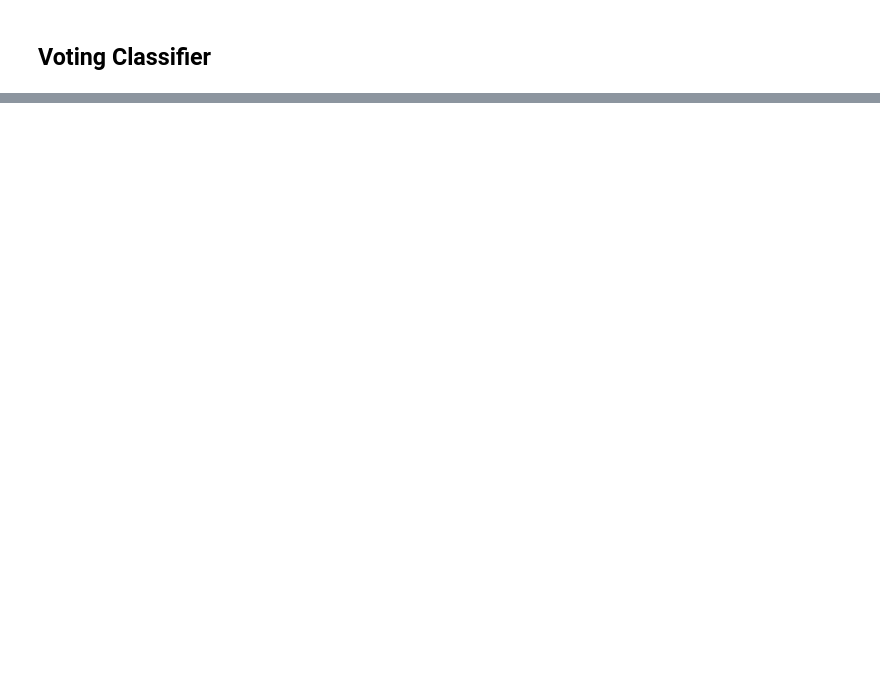
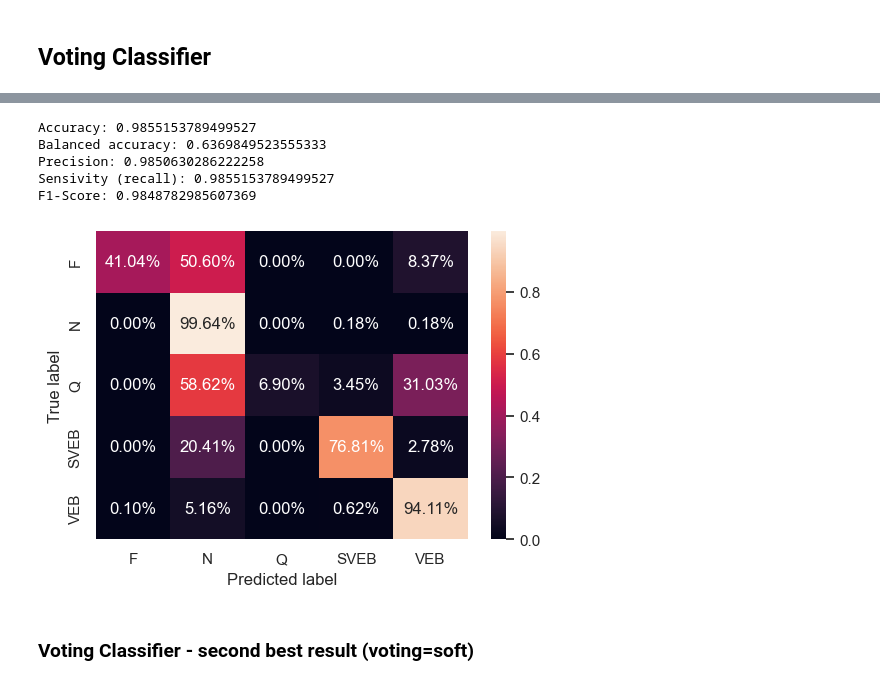
Before and after one commit to a-smaruj/ML_Project_Arrhythmia_Classification, a Jupyter notebook: main.ipynb, the cells around one changed output, grey strips where cells are left out. Cells and saved outputs as stored; diff of their text form; code cells hidden in the pictures; blank space fills up the shorter version.

Commit message:
Voting classifier

```diff
--- a/main.ipynb
+++ b/main.ipynb
@@ -764,2 +756,16 @@ confussion_matrix(y_data_test, y_pred)
 # %% [markdown]
 ## Voting Classifier
+# %%
+np.random.seed(42)
+
+voting = VotingClassifier(estimators=[
+        ('decision_tree', best_dt_model),
+        ('random_forest', best_rf_model),
+        ('knn', best)
+    ])
+param_grid = {
+    'voting': ['soft', 'hard'],
+    'weights': [[1,1,1], [4, 1, 1], [1, 4, 1], [1, 1, 4]]
+}
+voting_grid = GridSearchCV(voting, param_grid, cv=10, scoring='balanced_accuracy', return_train_score=False)
+voting_grid.fit(X_data_sample, y_data_sample)
@@ -765,0 +808,3 @@ confussion_matrix(y_data_test, y_pred)
+# %%
+best_voting = voting_grid.best_estimator_
+best_voting.fit(X_data_train, y_data_train)
@@ -765,0 +824,15 @@ confussion_matrix(y_data_test, y_pred)
+# %%
+y_pred = best_voting.predict(X_data_test)
+accuracy_assessment(y_data_test, y_pred)
+# %% [output]
+Accuracy: 0.9855153789499527
+Balanced accuracy: 0.6369849523555333
+Precision: 0.9850630286222258
+Sensivity (recall): 0.9855153789499527
+F1-Score: 0.9848782985607369
+# %%
+confussion_matrix(y_data_test, y_pred)
+# %% [output]
+[figure, added]
+# %% [markdown]
+### Voting Classifier - second best result (voting=soft)
```
Also changed, not shown: parts of 39 cells of this notebook, 1 other file.
